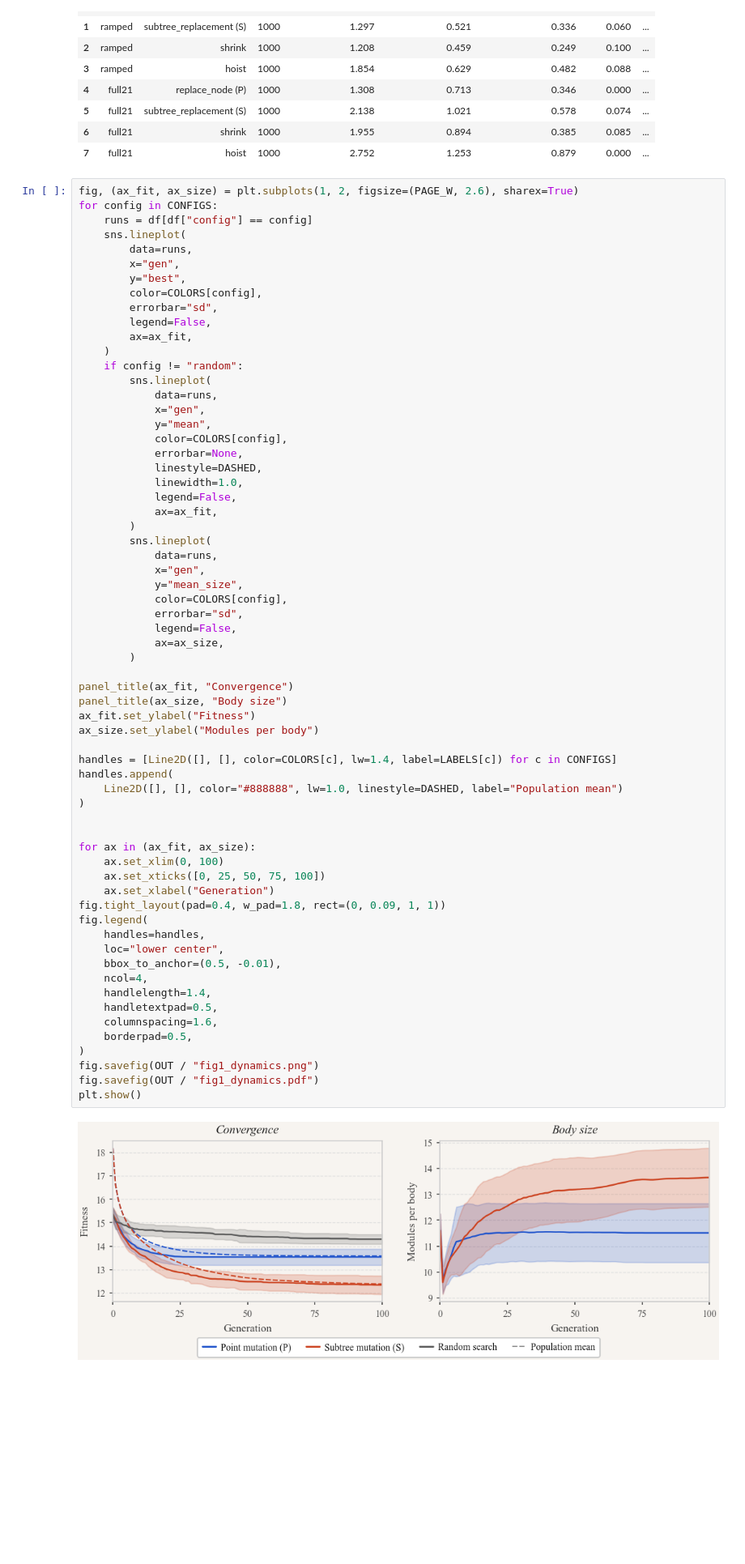
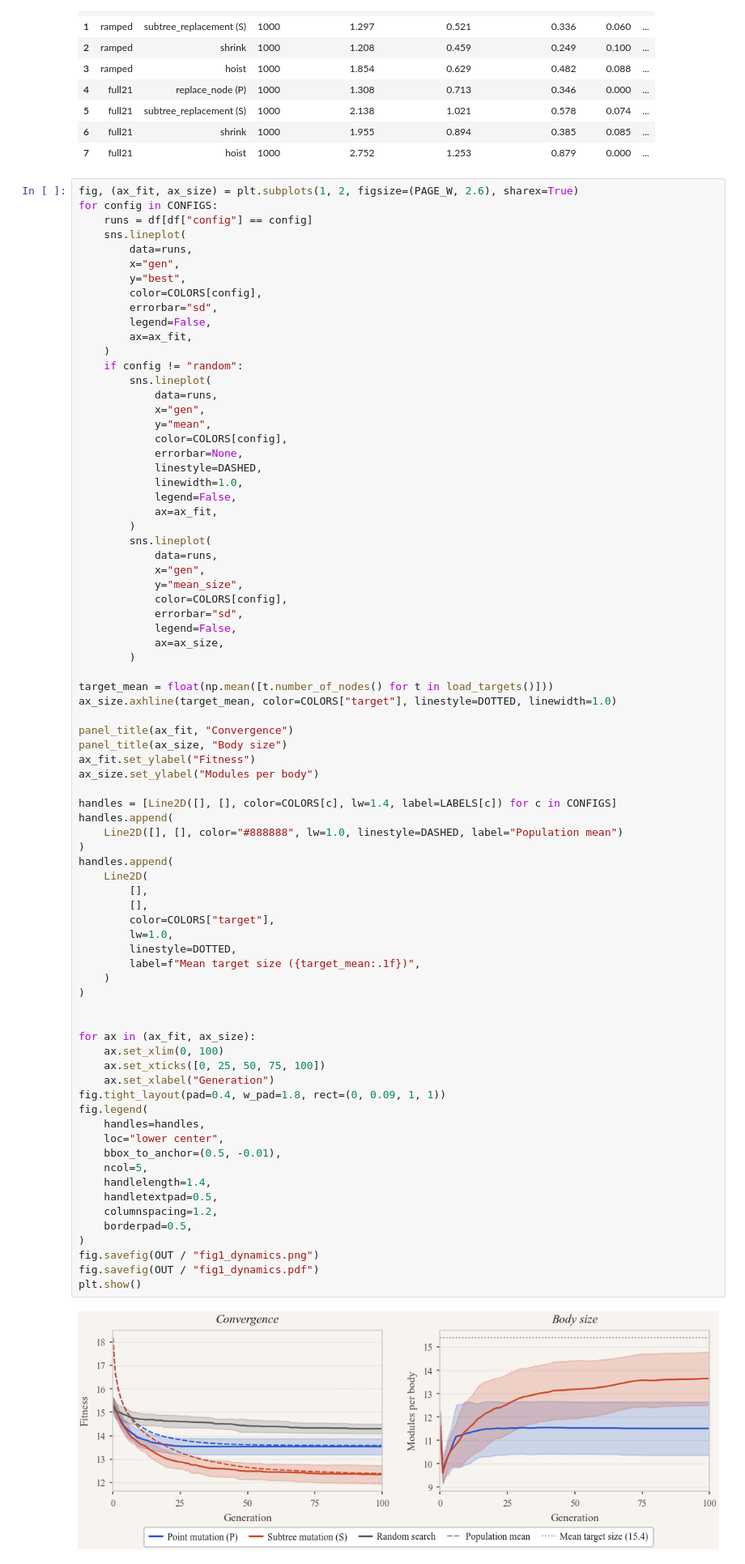
Before and after one commit to codegithubka/EvolutionaryComputing2026, a Jupyter notebook: assignments/assignment_1/analysis.ipynb, the cells around one changed output. Shown at 81% size. Cells and saved outputs as stored; diff of their text form; blank space fills up the shorter version.

Commit message:
modify figure 1 with mean target size

```diff
--- a/assignments/assignment_1/analysis.ipynb
+++ b/assignments/assignment_1/analysis.ipynb
@@ -256,37 +256,50 @@ for config in CONFIGS:
             ax=ax_size,
         )
 
+target_mean = float(np.mean([t.number_of_nodes() for t in load_targets()]))
+ax_size.axhline(target_mean, color=COLORS["target"], linestyle=DOTTED, linewidth=1.0)
+
 panel_title(ax_fit, "Convergence")
 panel_title(ax_size, "Body size")
 ax_fit.set_ylabel("Fitness")
 ax_size.set_ylabel("Modules per body")
 
 handles = [Line2D([], [], color=COLORS[c], lw=1.4, label=LABELS[c]) for c in CONFIGS]
 handles.append(
     Line2D([], [], color="#888888", lw=1.0, linestyle=DASHED, label="Population mean")
+)
+handles.append(
+    Line2D(
+        [],
+        [],
+        color=COLORS["target"],
+        lw=1.0,
+        linestyle=DOTTED,
+        label=f"Mean target size ({target_mean:.1f})",
+    )
 )
 
 
 for ax in (ax_fit, ax_size):
     ax.set_xlim(0, 100)
     ax.set_xticks([0, 25, 50, 75, 100])
     ax.set_xlabel("Generation")
 fig.tight_layout(pad=0.4, w_pad=1.8, rect=(0, 0.09, 1, 1))
 fig.legend(
     handles=handles,
     loc="lower center",
     bbox_to_anchor=(0.5, -0.01),
-    ncol=4,
+    ncol=5,
     handlelength=1.4,
     handletextpad=0.5,
-    columnspacing=1.6,
+    columnspacing=1.2,
     borderpad=0.5,
 )
 fig.savefig(OUT / "fig1_dynamics.png")
 fig.savefig(OUT / "fig1_dynamics.pdf")
 plt.show()
 # %% [output]
-[figure, old version]
+[figure, new version]
 # %%
 order = [SHORT[c] for c in CONFIGS]
 palette = {SHORT[c]: COLORS[c] for c in CONFIGS}
```
Also changed, not shown: 3 other files.
